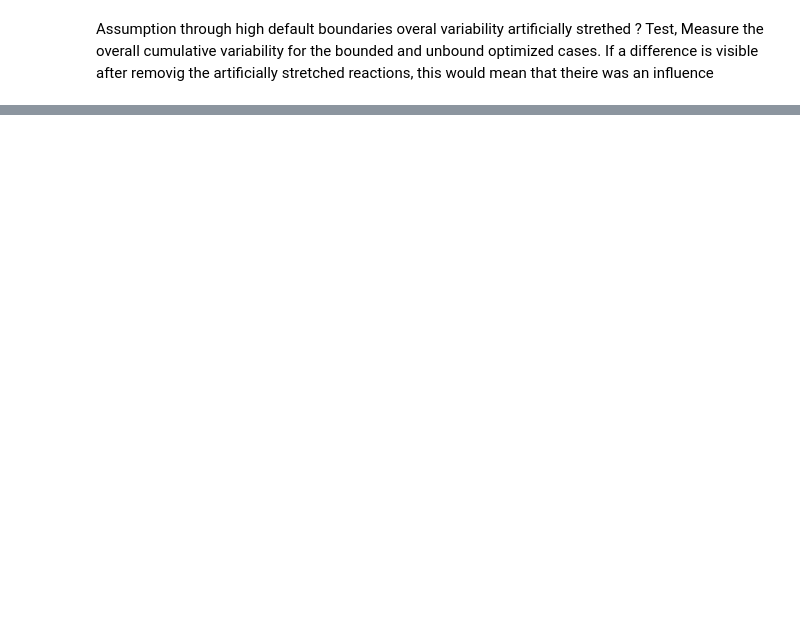
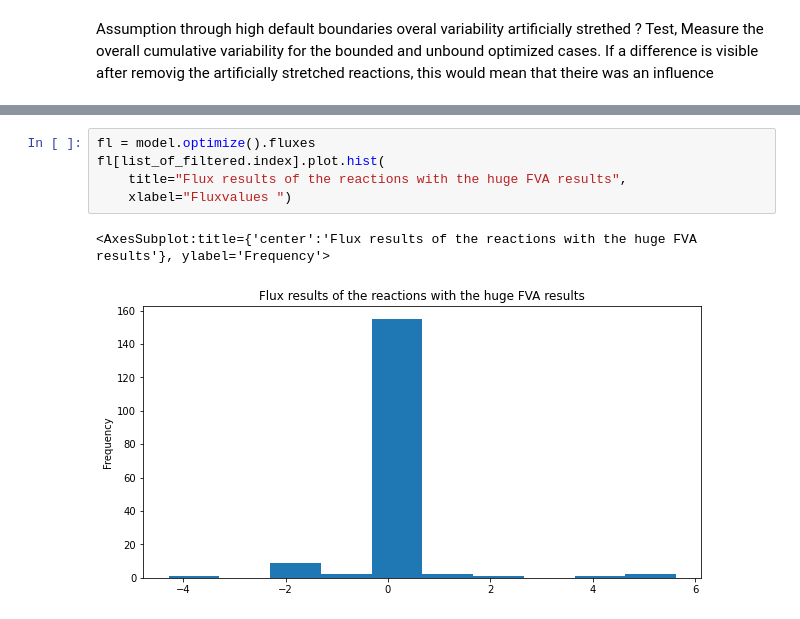
Before and after one commit to lizat-i/PseudomonasPutidaCobraPy, a Jupyter notebook: internalfluxtracking.ipynb, the cells around one changed output, grey strips where cells are left out. Saved outputs shown, nothing was run; the diff lists cells and outputs as text; blank space fills up the shorter version.

```diff
--- a/internalfluxtracking.ipynb
+++ b/internalfluxtracking.ipynb
@@ -141,0 +183,8 @@ Name: fluxes, dtype: float64
+# %%
+fl = model.optimize().fluxes
+fl[list_of_filtered.index].plot.hist(
+    title="Flux results of the reactions with the huge FVA results",
+    xlabel="Fluxvalues ")
+# %% [output]
+<AxesSubplot:title={'center':'Flux results of the reactions with the huge FVA results'}, ylabel='Frequency'>
+[figure, added]
```
Also changed, not shown: parts of 14 cells of this notebook.
